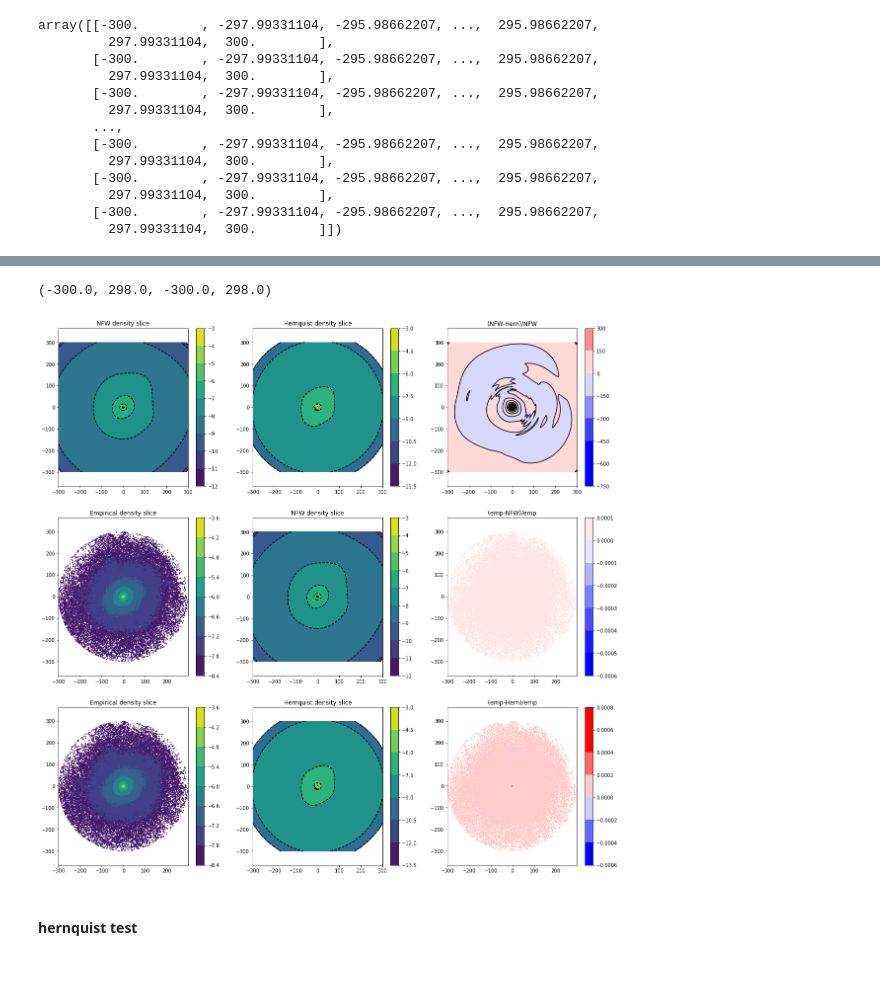
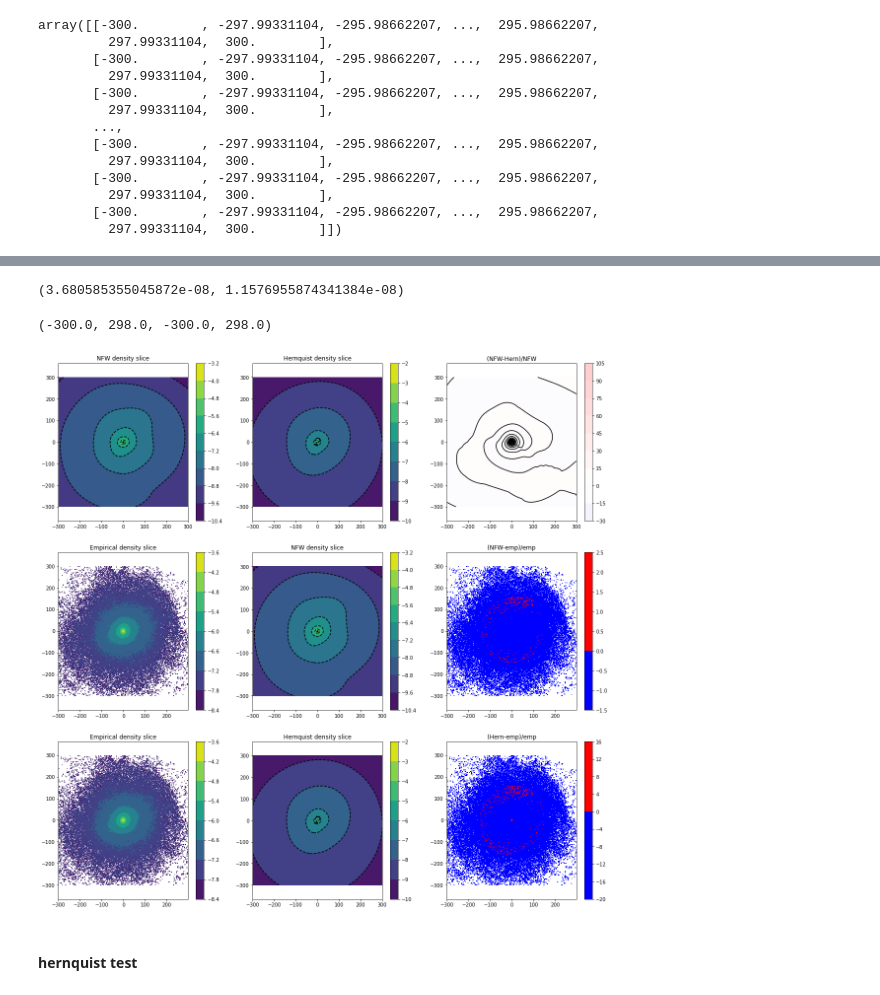
Before and after one commit to Markiribu/EXP_taller, a Jupyter notebook: virgo_exp/loading_basis.ipynb, the cells around one changed output, grey strips where cells are left out. Drawn from its saved outputs; the diff is of its cells as text; code cells hidden in the pictures.

```diff
--- a/virgo_exp/loading_basis.ipynb
+++ b/virgo_exp/loading_basis.ipynb
@@ -16,3 +16,4 @@ GIT branch:       pyEXPfix
 GIT commit:       50566b3ff70eb6debf3bf62d814ce9db7694a8c9
 Compile time:     2024-03-28 13:07:55 UTC
 """
+R99 = 689.28
@@ -22,6 +21,6 @@ Compile time:     2024-03-28 13:07:55 UTC
 model = 'Hernquist'
 Hern_config = EXPtools.basis_builder.basis_utils.make_config('sphereSL',lmax=6,nmax=20,
                                              modelname=f'{model}_model.txt',cachename=f'{model}_halo.cache',
-                                             numr=200, rmin=2.5, rmax=300, scale=1)
+                                             numr=500, rmin=2.5, rmax=R99, scale=1)
 Hern_basis = pyEXP.basis.Basis.factory(Hern_config)
 Hern_coefs = pyEXP.coefs.Coefs.factory('Hernquist_halo.h5')
@@ -35,7 +28,7 @@ SphericalSL::orthoTest: worst=0.0231541
 model = 'NFW'
 NFW_config = EXPtools.basis_builder.basis_utils.make_config('sphereSL',lmax=6,nmax=20,
                                              modelname=f'{model}_model.txt',cachename=f'{model}_halo.cache',
-                                             numr=500, rmin=2.5, rmax=300, scale=1)
+                                             numr=500, rmin=2.5, rmax=R99, scale=1)
 NFW_basis = pyEXP.basis.Basis.factory(NFW_config)
 NFW_coefs = pyEXP.coefs.Coefs.factory('NFW_halo.h5')
 # %% [output]
@@ -218,7 +245,7 @@ array([[-300.        , -297.99331104, -295.98662207, ...,  295.98662207,
        [-300.        , -297.99331104, -295.98662207, ...,  295.98662207,
          297.99331104,  300.        ]])
 # %%
-filtr = np.where(R < 300)
+filtr = np.where(R < R99)
 xbins, ybins, rho = empirical_slice(pos[filtr],mass[filtr], Lz=5)
 plt.contourf(xbins,ybins,np.log10(rho))
 plt.contour(xbins,ybins,np.log10(rho), zorder=100, c='k')
@@ -334,4 +394,10 @@ ax[2,2].axis('equal')
+# %%
+rho[100,100]+move*rho[100,100],NFWdens[100,100]
+# %% [output]
+(3.680585355045872e-08, 1.1576955874341384e-08)
 # %%
+move = ((NFWdens.max()-rho.max())/(rho.max()))
+
 fig, ax = plt.subplots(3,3,figsize=(20,20))
 
 NFWcont = ax[0,0].contourf(NFWxgrid[0],NFWxgrid[1],np.log10(NFWdens))
@@ -346,51 +412,51 @@ ax[0,1].contour(Hernxgrid[0],Hernxgrid[1],np.log10(Herndens), zorder=100, colors
 ax[0,1].set_title('Hernquist density slice')
 ax[0,1].axis('equal')
 
-diff = (NFWdens-Herndens)/NFWdens
+diff = (Herndens-NFWdens)/NFWdens
 diffcont = ax[0,2].contourf(Hernxgrid[0],Hernxgrid[1],diff,cmap='bwr',vmin=-500,vmax=500)
 cbar = plt.colorbar(diffcont)
 ax[0,2].contour(Hernxgrid[0],Hernxgrid[1],(NFWdens-Herndens)/NFWdens, zorder=100, colors='k')
 ax[0,2].set_title('(NFW-Hern)/NFW')
 ax[0,2].axis('equal')
 
-empcont = ax[1,0].contourf(xbins,ybins,np.log10(rho/100))
+empcont = ax[1,0].contourf(xbins,ybins,np.log10(rho+move*rho))
 plt.colorbar(empcont)
 #ax[1,0].contour(xbins,ybins,np.log10(rho), zorder=100, colors='k')
 ax[1,0].set_title('Empirical density slice')
 ax[1,0].axis('equal')
 
 NFWcont = ax[1,1].contourf(NFWxgrid[0],NFWxgrid[1],np.log10(NFWdens))
 plt.colorbar(NFWcont)
 ax[1,1].contour(NFWxgrid[0],NFWxgrid[1],np.log10(NFWdens), zorder=100, colors='k')
 ax[1,1].set_title('NFW density slice')
 ax[1,1].axis('equal')
 
-diff = (rho/100-NFWdens)/rho/100
+diff = (NFWdens-(rho+move*rho))/(rho+move*rho)
 diffcont = ax[1,2].contourf(xbins,ybins,diff,cmap='bwr',vmin=-5e-4,vmax=5e-4)
 cbar = plt.colorbar(diffcont)
-ax[1,2].set_title('(emp-NFW)/emp')
+ax[1,2].set_title('(NFW-emp)/emp')
 ax[1,2].axis('equal')
 
-empcont = ax[2,0].contourf(xbins,ybins,np.log10(rho/100))
+empcont = ax[2,0].contourf(xbins,ybins,np.log10(rho+move*rho))
 plt.colorbar(empcont)
 #ax[1,0].contour(xbins,ybins,np.log10(rho), zorder=100, colors='k')
 ax[2,0].set_title('Empirical density slice')
 ax[2,0].axis('equal')
 
 Herncont = ax[2,1].contourf(Hernxgrid[0],Hernxgrid[1],np.log10(Herndens))
 plt.colorbar(Herncont)
 ax[2,1].contour(Hernxgrid[0],Hernxgrid[1],np.log10(Herndens), zorder=100, colors='k')
 ax[2,1].set_title('Hernquist density slice')
 ax[2,1].axis('equal')
 
-diff = (rho/100-Herndens)/rho/100
+diff = (Herndens-(rho+move*rho))/(rho+move*rho)
 diffcont = ax[2,2].contourf(xbins,ybins,diff,cmap='bwr',vmin=-5e-4,vmax=5e-4)
 cbar = plt.colorbar(diffcont)
-ax[2,2].set_title('(emp-Hern)/emp')
+ax[2,2].set_title('(Hern-emp)/emp')
 ax[2,2].axis('equal')
 # %% [output]
 (-300.0, 298.0, -300.0, 298.0)
-[figure, old version]
+[figure, new version]
 # %% [markdown]
 #### hernquist test
 # %%
```
Also changed, not shown: parts of 16 cells of this notebook.
